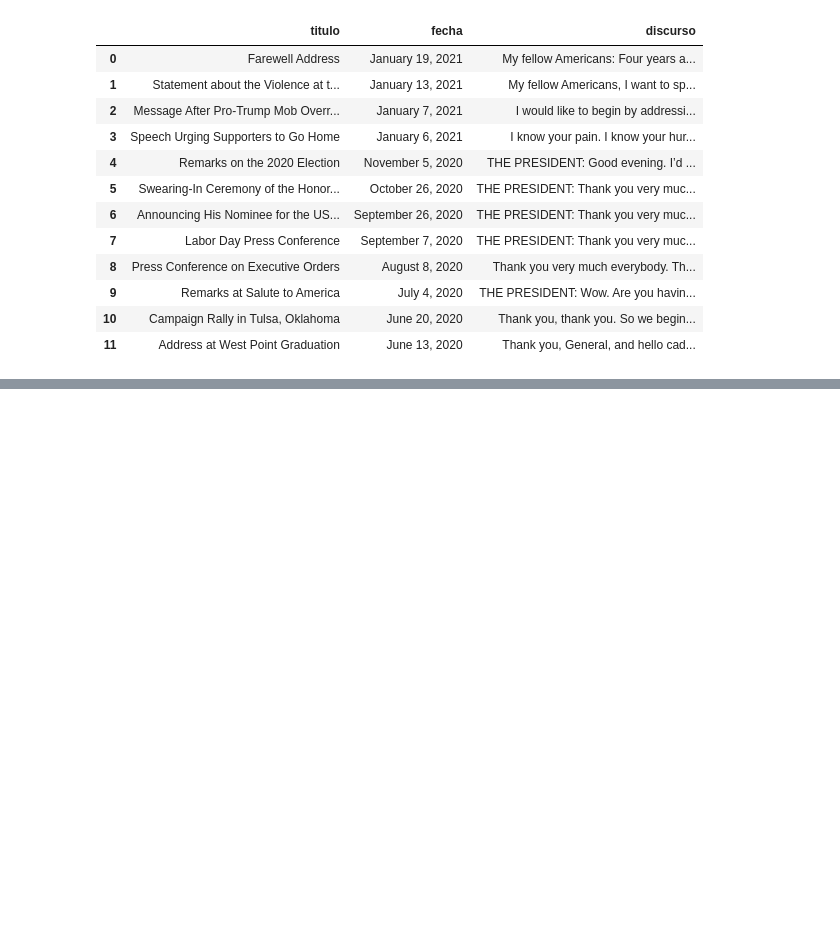
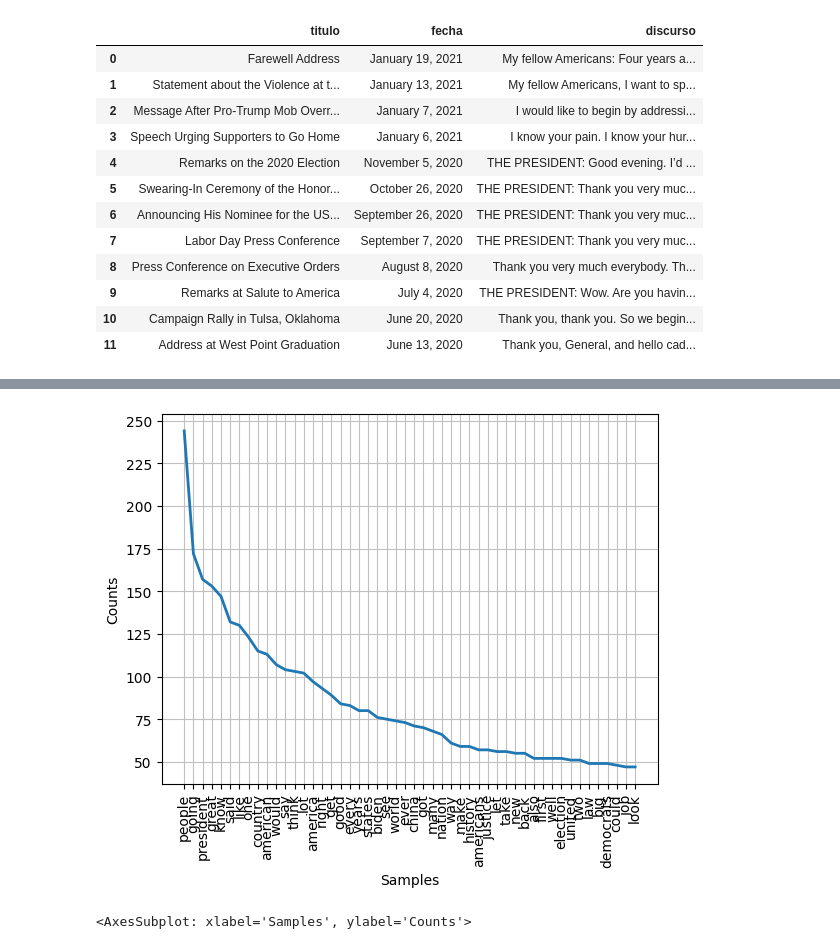
Before and after one commit to AgustinCdeCelis/Speaches-Trump, a Jupyter notebook: workingfile.ipynb, the cells around one changed output, grey strips where cells are left out. Drawn from its saved outputs; the diff is of its cells as text; code cells hidden in the pictures; blank space fills up the shorter version.

```diff
--- a/workingfile.ipynb
+++ b/workingfile.ipynb
@@ -129,0 +160,2 @@ df
+# %%
+tokenized_words = nltk.tokenize.word_tokenize(all_words)
@@ -129,0 +180,7 @@ df
+# %%
+from nltk.probability import FreqDist
+fdist = FreqDist(tokenized_words)
+fdist.plot(50)
+# %% [output]
+[figure, added]
+<AxesSubplot: xlabel='Samples', ylabel='Counts'>
```
Also changed, not shown: parts of 12 cells of this notebook, 5 other files.
